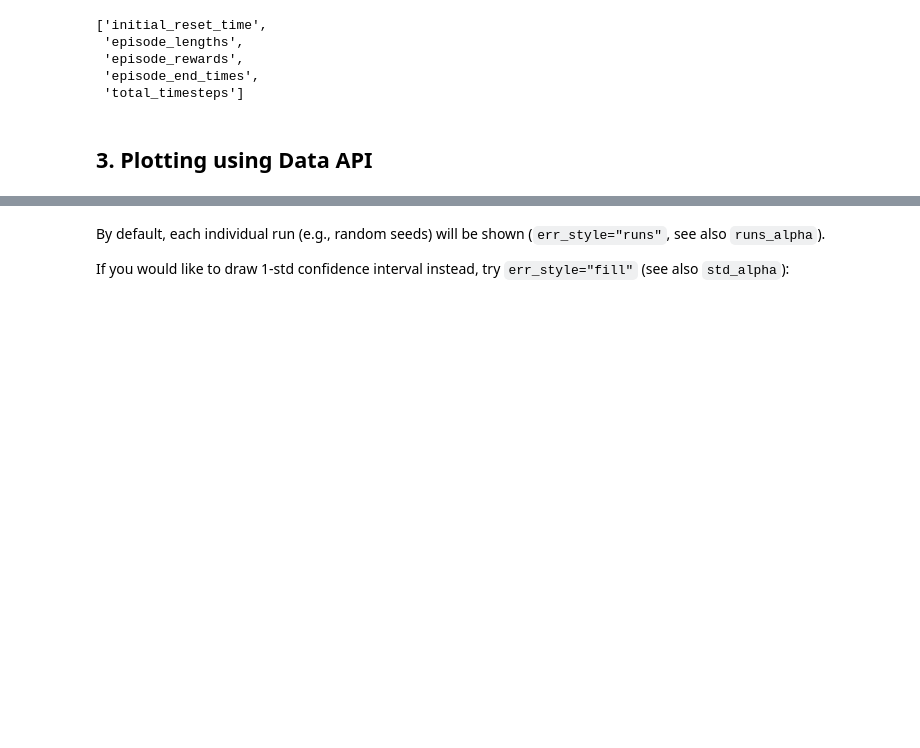
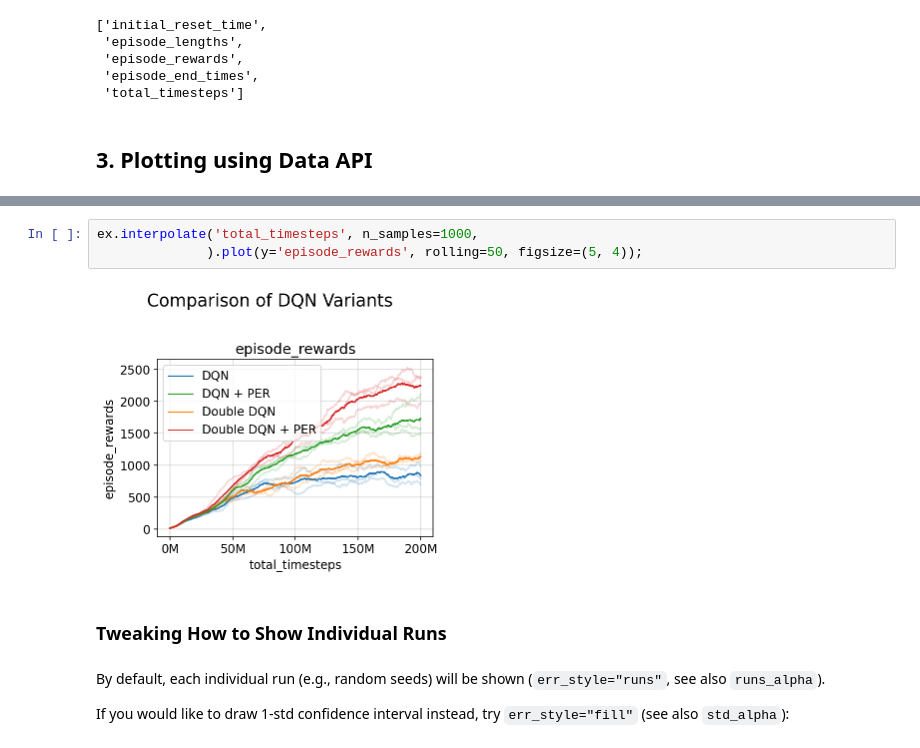
Before and after one commit to wookayin/expt, a Jupyter notebook: examples/quick-tour.ipynb, the cells around one changed output, grey strips where cells are left out. Saved outputs shown, nothing was run; the diff lists cells and outputs as text; blank space fills up the shorter version.

```diff
--- a/examples/quick-tour.ipynb
+++ b/examples/quick-tour.ipynb
@@ -212,3 +246,10 @@ g = ex.plot(x='total_timesteps', y=['episode_rewards', 'episode_lengths'],
+# %%
+ex.interpolate('total_timesteps', n_samples=1000,
+              ).plot(y='episode_rewards', rolling=50, figsize=(5, 4));
+# %% [output]
+[figure, added]
+# %% [markdown]
+### Tweaking How to Show Individual Runs
 # %% [markdown]
 By default, each individual run (e.g., random seeds) will be shown (`err_style="runs"`, see also `runs_alpha`).
 
```
Also changed, not shown: parts of 25 cells of this notebook.
